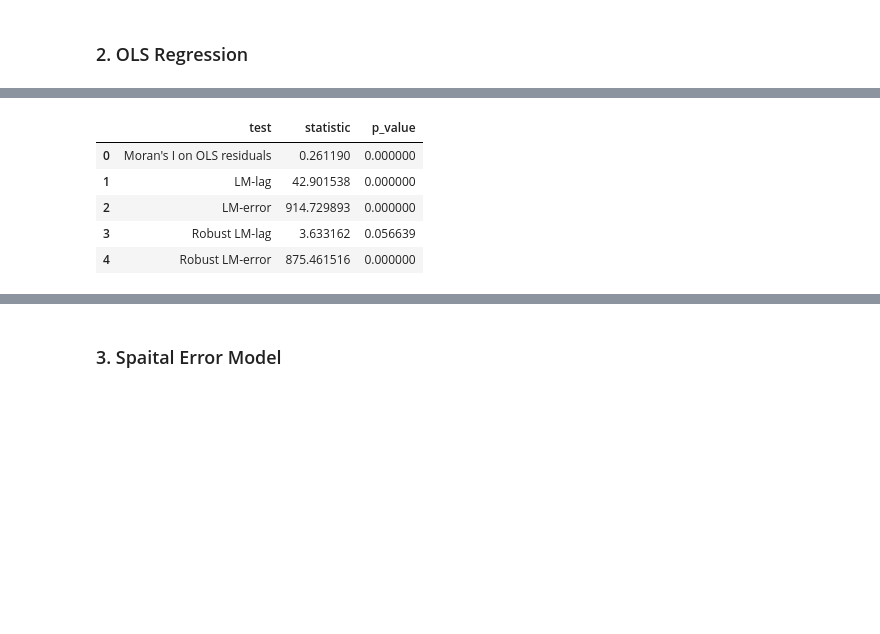
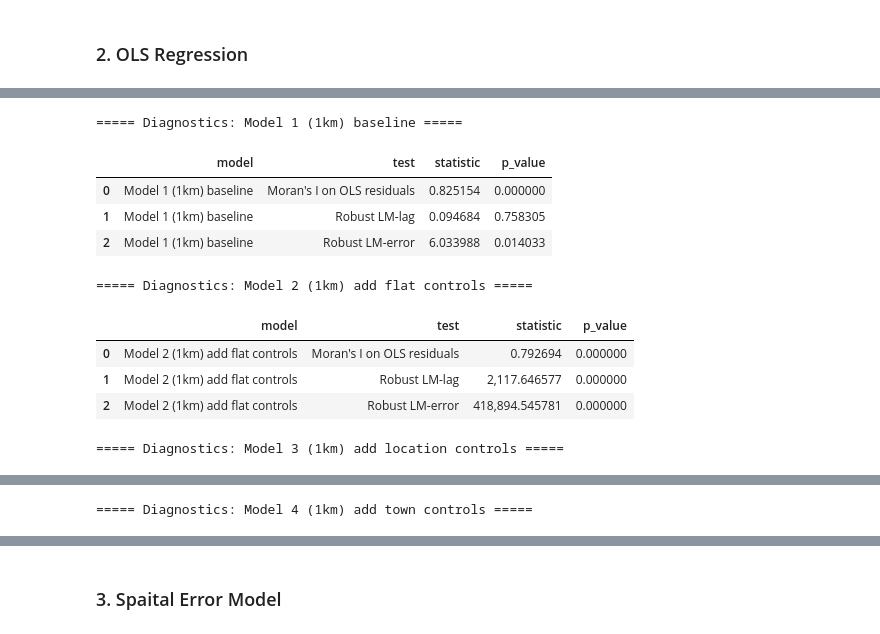
Before and after one commit to tingyuliew/DSA4264-Geospatial-Grp4, a Jupyter notebook: hdb_spatial_models.ipynb, the cells around one changed output, grey strips where cells are left out. Drawn from its saved outputs; the diff is of its cells as text; code cells hidden in the pictures; blank space fills up the shorter version.

Commit message:
Edit spatial code

```diff
--- a/hdb_spatial_models.ipynb
+++ b/hdb_spatial_models.ipynb
@@ -448,23 +362,64 @@ display(ols_results_df)
+# %%
+# X and y
+X = sm.add_constant(df_spatial[feature_cols].astype(float), has_constant="add")
+y = df_spatial["log_resale_price"].astype(float).to_numpy().reshape(-1, 1)
+
+# spatial weights
+coords = np.column_stack([
+    df_spatial.geometry.x.values,
+    df_spatial.geometry.y.values
+])
+
+w = KNN.from_array(coords, k=K_NEIGHBORS)
+w.transform = "r"
 # %%
-residual_moran = Moran(ols_model.resid.to_numpy(), w, permutations=0)
-lm_results_df = compute_lm_tests(ols_model, X_with_constant, y_series, w)
+all_model_diagnostics = {}
 
-moran_df = pd.DataFrame(
-    [
-        {
-            "test": "Moran's I on OLS residuals",
-            "statistic": residual_moran.I,
-            "p_value": residual_moran.p_norm,
-        }
-    ]
-)
+for model_name, model_parts in all_model_objects.items():
+    print(f"\n===== Diagnostics: {model_name} =====")
 
-diagnostics_df = pd.concat([moran_df, lm_results_df], ignore_index=True)
-display(diagnostics_df)
+    ols_model = model_parts["ols_model"]
+    X_with_constant_model = model_parts["X_with_constant_model"]
+    y_series_model = model_parts["y_series_model"]
+
+    # Moran's I on OLS residuals
+    # Flattening ensures the input is a 1D array for Moran
+    resids = ols_model.resid.to_numpy().flatten()
+    residual_moran = Moran(resids, w, permutations=0)
+
+    moran_df = pd.DataFrame(
+        [
+            {
+                "model": model_name,
+                "test": "Moran's I on OLS residuals",
+                "statistic": residual_moran.I,
+                "p_value": residual_moran.p_norm,
+            }
+        ]
+    )
+
+    # LM diagnostics
+    lm_results_df = compute_lm_tests(
+        ols_model,
+        X_with_constant_model,
+        y_series_model,
+        w
+    )
+
+    lm_results_df["model"] = model_name
+    diagnostics_df = pd.concat([moran_df, lm_results_df], ignore_index=True)
+    all_model_diagnostics[model_name] = diagnostics_df
+
+    display(diagnostics_df)
 # %% [output]
+===== Diagnostics: Model 1 (1km) baseline =====
-|  | test | statistic | p_value |
-| 0 | Moran's I on OLS residuals | 0.261190 | 0.000000 |
-| 1 | LM-lag | 42.901538 | 0.000000 |
-| 2 | LM-error | 914.729893 | 0.000000 |
-| 3 | Robust LM-lag | 3.633162 | 0.056639 |
-| 4 | Robust LM-error | 875.461516 | 0.000000 |
+|  | model | test | statistic | p_value |
+| 0 | Model 1 (1km) baseline | Moran's I on OLS residuals | 0.825154 | 0.000000 |
+| 1 | Model 1 (1km) baseline | Robust LM-lag | 0.094684 | 0.758305 |
+| 2 | Model 1 (1km) baseline | Robust LM-error | 6.033988 | 0.014033 |
+===== Diagnostics: Model 2 (1km) add flat controls =====
+|  | model | test | statistic | p_value |
+| 0 | Model 2 (1km) add flat controls | Moran's I on OLS residuals | 0.792694 | 0.000000 |
+| 1 | Model 2 (1km) add flat controls | Robust LM-lag | 2,117.646577 | 0.000000 |
+| 2 | Model 2 (1km) add flat controls | Robust LM-error | 418,894.545781 | 0.000000 |
+===== Diagnostics: Model 3 (1km) add location controls =====
@@ -470,0 +430 @@ display(diagnostics_df)
+===== Diagnostics: Model 4 (1km) add town controls =====
```
Also changed, not shown: parts of 27 cells of this notebook.
